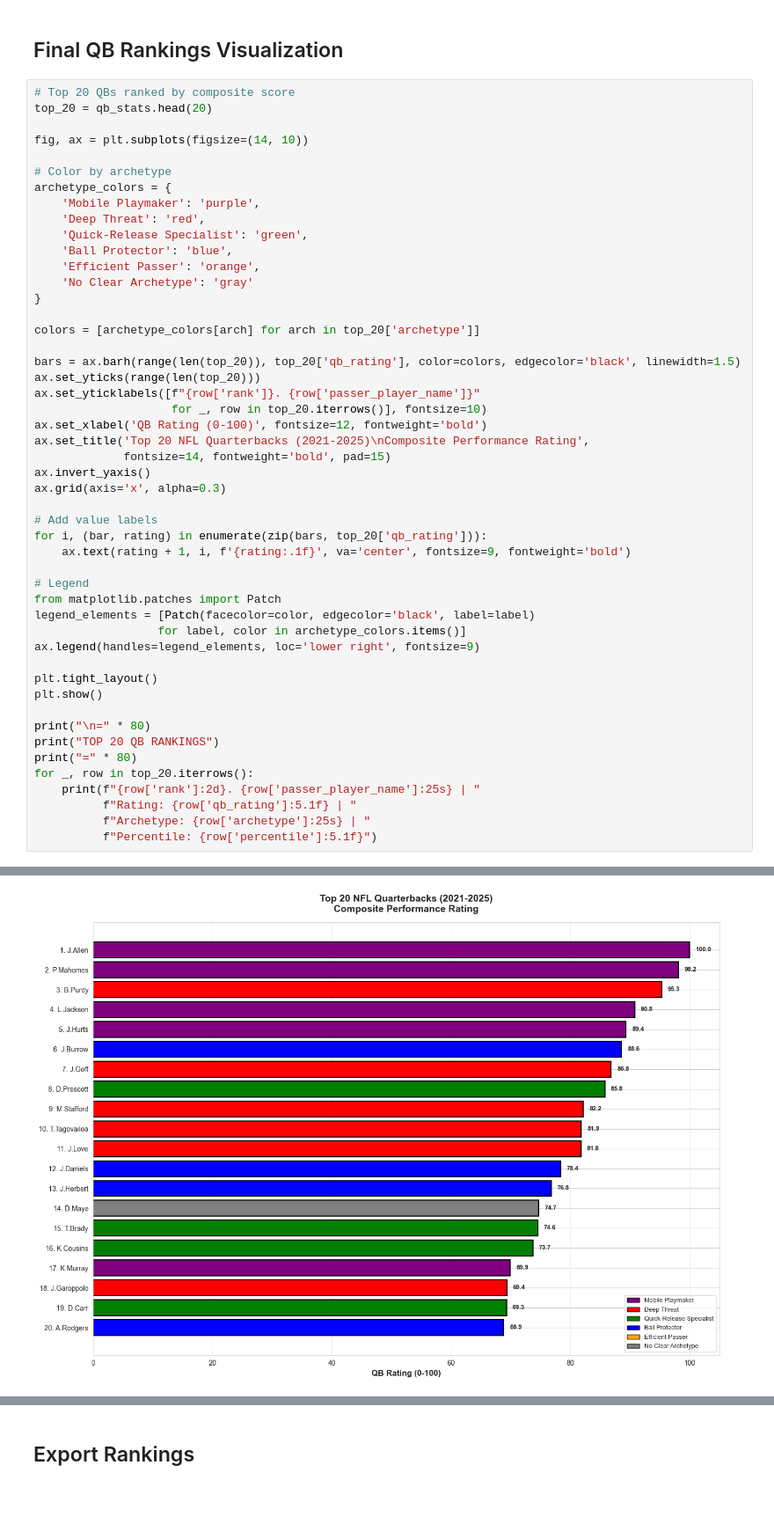
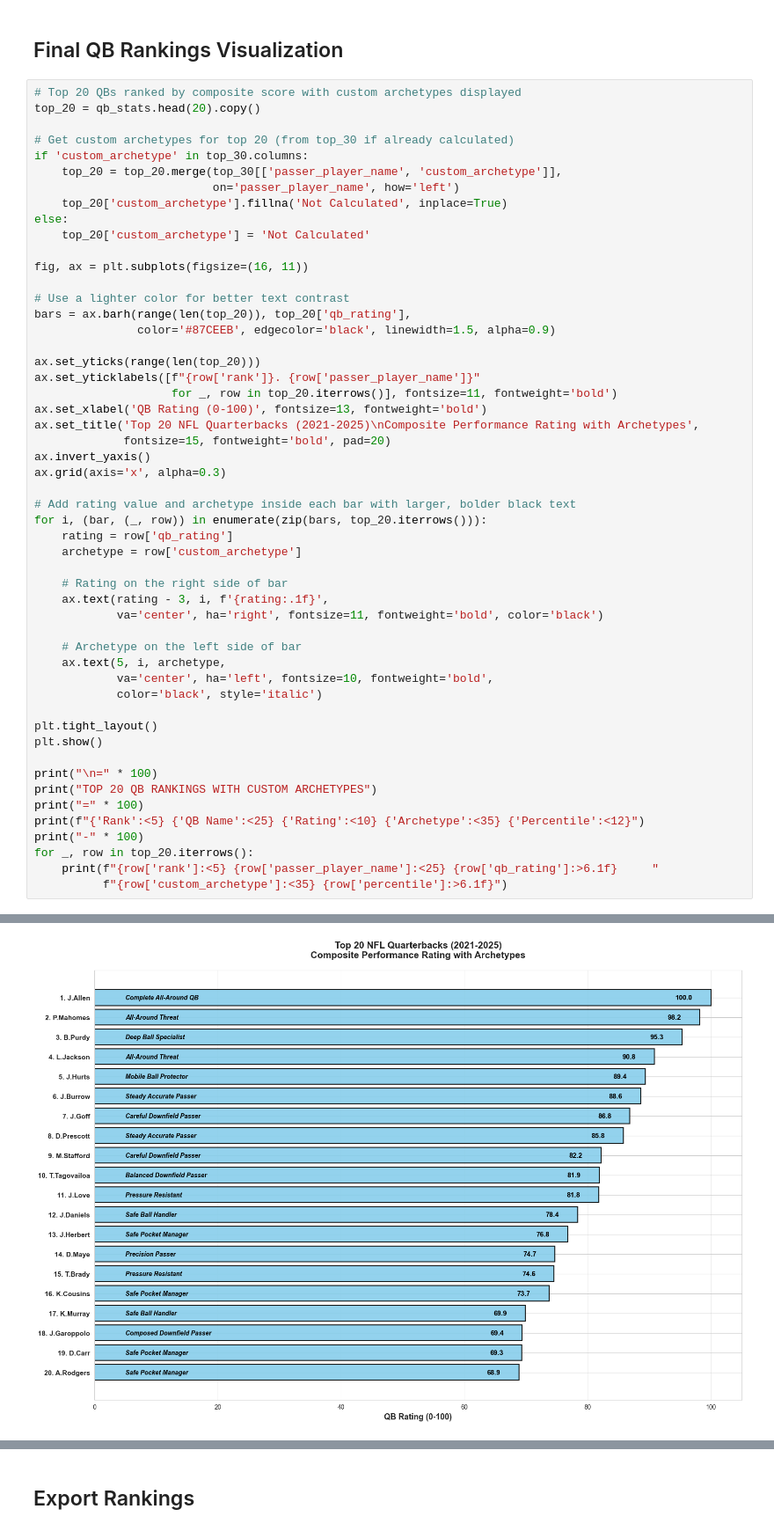
Before and after one commit to cgalgano/NFL-QB-Analysis, a Jupyter notebook: qb_ranking_model.ipynb, the cells around one changed output, grey strips where cells are left out. Shown at 88% size. Cells and saved outputs as stored; diff of their text form; blank space fills up the shorter version.

```diff
--- a/qb_ranking_model.ipynb
+++ b/qb_ranking_model.ipynb
@@ -885,52 +885,55 @@ REMEMBER: Your QB rankings use YOUR manual weights, not Random Forest weights!
 # %% [markdown]
 ## Final QB Rankings Visualization
 # %%
-# Top 20 QBs ranked by composite score
-top_20 = qb_stats.head(20)
+# Top 20 QBs ranked by composite score with custom archetypes displayed
+top_20 = qb_stats.head(20).copy()
 
-fig, ax = plt.subplots(figsize=(14, 10))
+# Get custom archetypes for top 20 (from top_30 if already calculated)
+if 'custom_archetype' in top_30.columns:
+    top_20 = top_20.merge(top_30[['passer_player_name', 'custom_archetype']],
+                          on='passer_player_name', how='left')
+    top_20['custom_archetype'].fillna('Not Calculated', inplace=True)
+else:
+    top_20['custom_archetype'] = 'Not Calculated'
 
-# Color by archetype
-archetype_colors = {
-    'Mobile Playmaker': 'purple',
-    'Deep Threat': 'red',
-    'Quick-Release Specialist': 'green',
-    'Ball Protector': 'blue',
-    'Efficient Passer': 'orange',
-    'No Clear Archetype': 'gray'
-}
+fig, ax = plt.subplots(figsize=(16, 11))
 
-colors = [archetype_colors[arch] for arch in top_20['archetype']]
+# Use a lighter color for better text contrast
+bars = ax.barh(range(len(top_20)), top_20['qb_rating'],
+               color='#87CEEB', edgecolor='black', linewidth=1.5, alpha=0.9)
 
-bars = ax.barh(range(len(top_20)), top_20['qb_rating'], color=colors, edgecolor='black', linewidth=1.5)
 ax.set_yticks(range(len(top_20)))
 ax.set_yticklabels([f"{row['rank']}. {row['passer_player_name']}"
-                    for _, row in top_20.iterrows()], fontsize=10)
-ax.set_xlabel('QB Rating (0-100)', fontsize=12, fontweight='bold')
-ax.set_title('Top 20 NFL Quarterbacks (2021-2025)\nComposite Performance Rating',
-             fontsize=14, fontweight='bold', pad=15)
+                    for _, row in top_20.iterrows()], fontsize=11, fontweight='bold')
+ax.set_xlabel('QB Rating (0-100)', fontsize=13, fontweight='bold')
+ax.set_title('Top 20 NFL Quarterbacks (2021-2025)\nComposite Performance Rating with Archetypes',
+             fontsize=15, fontweight='bold', pad=20)
 ax.invert_yaxis()
 ax.grid(axis='x', alpha=0.3)
 
-# Add value labels
-for i, (bar, rating) in enumerate(zip(bars, top_20['qb_rating'])):
-    ax.text(rating + 1, i, f'{rating:.1f}', va='center', fontsize=9, fontweight='bold')
+# Add rating value and archetype inside each bar with larger, bolder black text
+for i, (bar, (_, row)) in enumerate(zip(bars, top_20.iterrows())):
+    rating = row['qb_rating']
+    archetype = row['custom_archetype']
 
-# Legend
-from matplotlib.patches import Patch
-legend_elements = [Patch(facecolor=color, edgecolor='black', label=label)
-                  for label, color in archetype_colors.items()]
-ax.legend(handles=legend_elements, loc='lower right', fontsize=9)
+    # Rating on the right side of bar
+    ax.text(rating - 3, i, f'{rating:.1f}',
+            va='center', ha='right', fontsize=11, fontweight='bold', color='black')
+
+    # Archetype on the left side of bar
+    ax.text(5, i, archetype,
+            va='center', ha='left', fontsize=10, fontweight='bold',
+            color='black', style='italic')
 
 plt.tight_layout()
 plt.show()
 
-print("\n=" * 80)
-print("TOP 20 QB RANKINGS")
-print("=" * 80)
+print("\n=" * 100)
+print("TOP 20 QB RANKINGS WITH CUSTOM ARCHETYPES")
+print("=" * 100)
+print(f"{'Rank':<5} {'QB Name':<25} {'Rating':<10} {'Archetype':<35} {'Percentile':<12}")
+print("-" * 100)
 for _, row in top_20.iterrows():
-    print(f"{row['rank']:2d}. {row['passer_player_name']:25s} | "
-          f"Rating: {row['qb_rating']:5.1f} | "
-          f"Archetype: {row['archetype']:25s} | "
-          f"Percentile: {row['percentile']:5.1f}")
+    print(f"{row['rank']:<5} {row['passer_player_name']:<25} {row['qb_rating']:>6.1f}     "
+          f"{row['custom_archetype']:<35} {row['percentile']:>6.1f}")
 # %% [output]
@@ -937 +946 @@ for _, row in top_20.iterrows():
-[figure, old version]
+[figure, new version]
```
Also changed, not shown: parts of 3 cells of this notebook.
